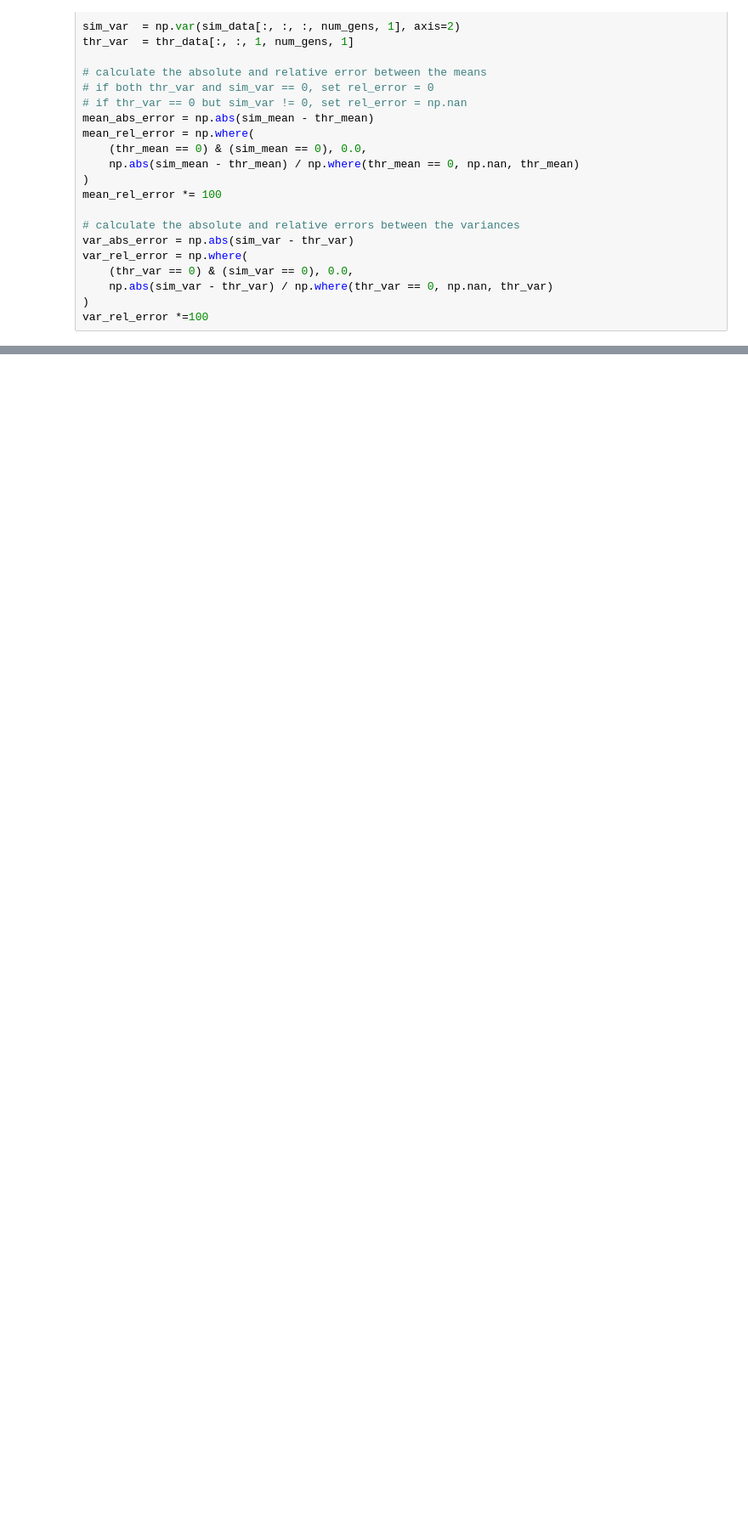
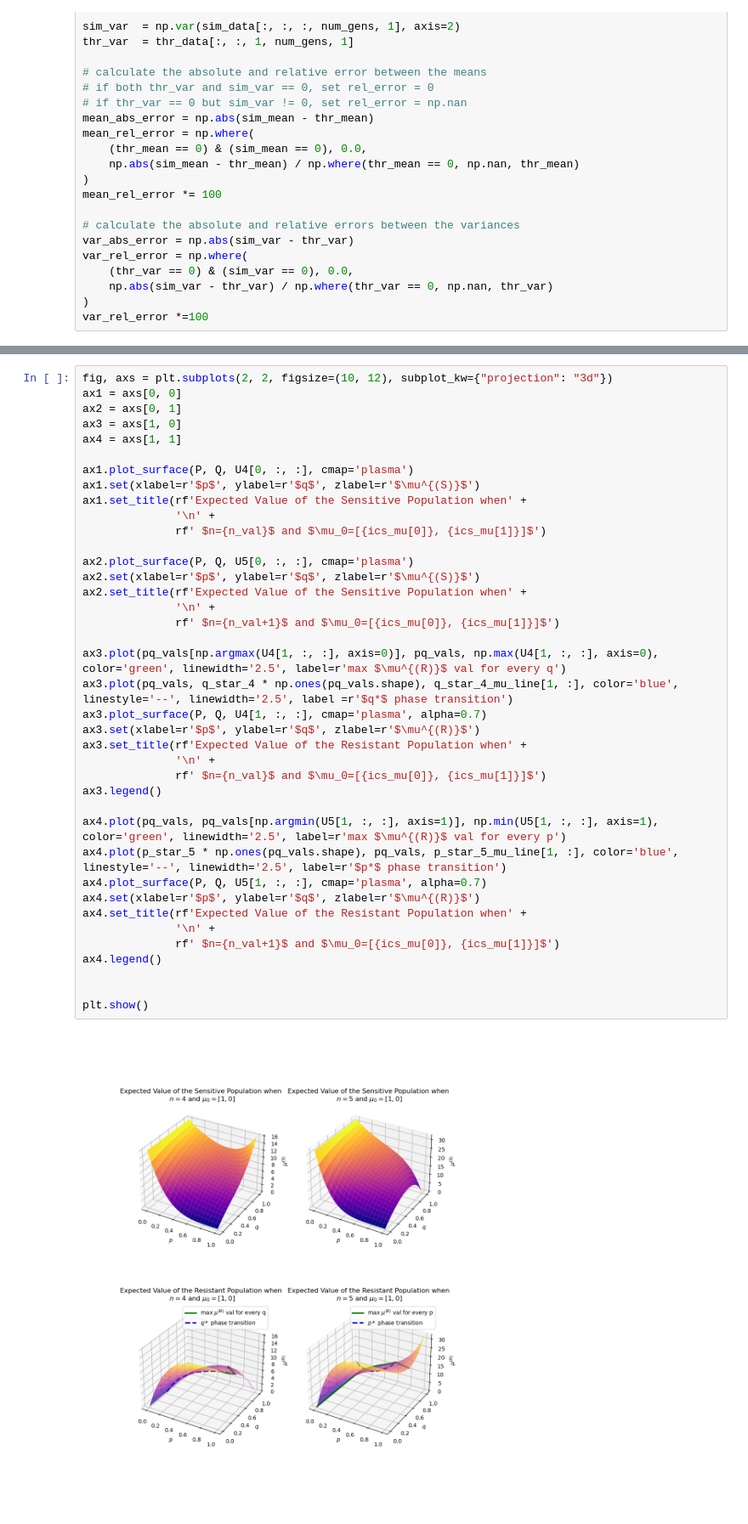
Before and after one commit to rohansohini/ReversibleLD, a Jupyter notebook: simulation.ipynb, the cells around one changed output, grey strips where cells are left out. Shown at 85% size. Drawn from its saved outputs; the diff is of its cells as text; blank space fills up the shorter version.

```diff
--- a/simulation.ipynb
+++ b/simulation.ipynb
@@ -137,0 +317,41 @@ plt.show()
+# %%
+fig, axs = plt.subplots(2, 2, figsize=(10, 12), subplot_kw={"projection": "3d"})
+ax1 = axs[0, 0]
+ax2 = axs[0, 1]
+ax3 = axs[1, 0]
+ax4 = axs[1, 1]
+
+ax1.plot_surface(P, Q, U4[0, :, :], cmap='plasma')
+ax1.set(xlabel=r'$p$', ylabel=r'$q$', zlabel=r'$\mu^{(S)}$')
+ax1.set_title(rf'Expected Value of the Sensitive Population when' +
+              '\n' +
+              rf' $n={n_val}$ and $\mu_0=[{ics_mu[0]}, {ics_mu[1]}]$')
+
+ax2.plot_surface(P, Q, U5[0, :, :], cmap='plasma')
+ax2.set(xlabel=r'$p$', ylabel=r'$q$', zlabel=r'$\mu^{(S)}$')
+ax2.set_title(rf'Expected Value of the Sensitive Population when' +
+              '\n' +
+              rf' $n={n_val+1}$ and $\mu_0=[{ics_mu[0]}, {ics_mu[1]}]$')
+
+ax3.plot(pq_vals[np.argmax(U4[1, :, :], axis=0)], pq_vals, np.max(U4[1, :, :], axis=0), color='green', linewidth='2.5', label=r'max $\mu^{(R)}$ val for every q')
+ax3.plot(pq_vals, q_star_4 * np.ones(pq_vals.shape), q_star_4_mu_line[1, :], color='blue', linestyle='--', linewidth='2.5', label =r'$q*$ phase transition')
+ax3.plot_surface(P, Q, U4[1, :, :], cmap='plasma', alpha=0.7)
+ax3.set(xlabel=r'$p$', ylabel=r'$q$', zlabel=r'$\mu^{(R)}$')
+ax3.set_title(rf'Expected Value of the Resistant Population when' +
+              '\n' +
+              rf' $n={n_val}$ and $\mu_0=[{ics_mu[0]}, {ics_mu[1]}]$')
+ax3.legend()
+
+ax4.plot(pq_vals, pq_vals[np.argmin(U5[1, :, :], axis=1)], np.min(U5[1, :, :], axis=1), color='green', linewidth='2.5', label=r'max $\mu^{(R)}$ val for every p')
+ax4.plot(p_star_5 * np.ones(pq_vals.shape), pq_vals, p_star_5_mu_line[1, :], color='blue', linestyle='--', linewidth='2.5', label=r'$p*$ phase transition')
+ax4.plot_surface(P, Q, U5[1, :, :], cmap='plasma', alpha=0.7)
+ax4.set(xlabel=r'$p$', ylabel=r'$q$', zlabel=r'$\mu^{(R)}$')
+ax4.set_title(rf'Expected Value of the Resistant Population when' +
+              '\n' +
+              rf' $n={n_val+1}$ and $\mu_0=[{ics_mu[0]}, {ics_mu[1]}]$')
+ax4.legend()
+
+
+plt.show()
+# %% [output]
+[figure, added]
```
Also changed, not shown: parts of 15 cells of this notebook, 1 other file.
